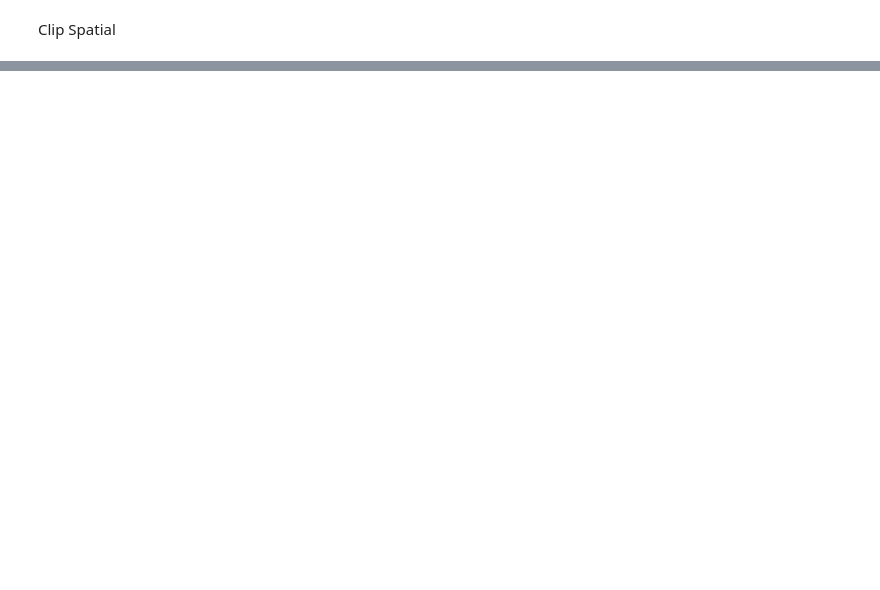
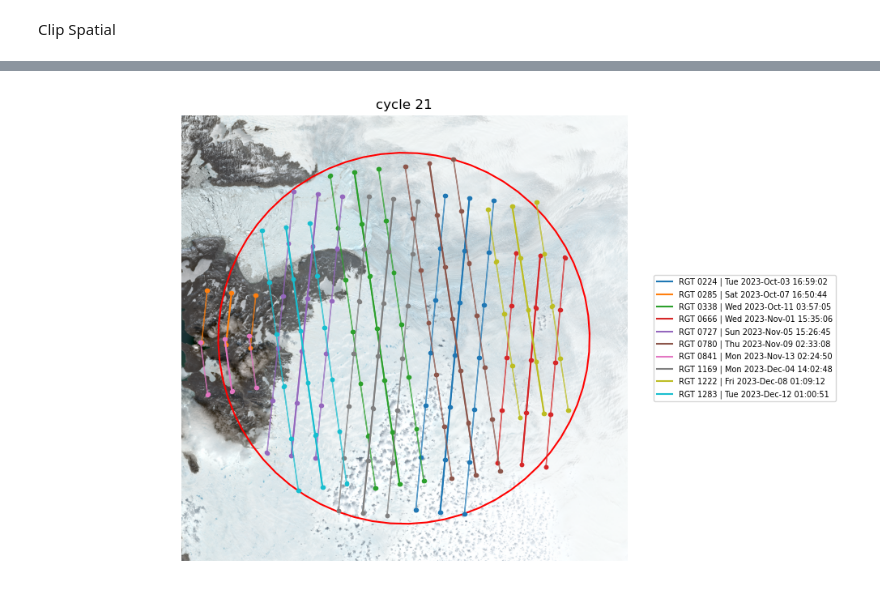
Before and after one commit to ICESAT-2HackWeek/EverythingAnyWhereAllAtOnce, a Jupyter notebook: notebooks/kml_clip-beams.ipynb, the cells around one changed output, grey strips where cells are left out. Saved outputs shown, nothing was run; the diff lists cells and outputs as text; code cells hidden in the pictures; blank space fills up the shorter version.

Commit message:
make beams and plot for example area

```diff
--- a/notebooks/kml_clip-beams.ipynb
+++ b/notebooks/kml_clip-beams.ipynb
@@ -33,7 +33,7 @@ geo_clipped = geo_clipped_df.copy()
 # %%
 # add linestrings to the file
-linestrings = geo_clipped.groupby(['rgt'])['lat','lon'].apply(lambda x: LineString(list(zip(x.lon.tolist(),x.lat.tolist()))))
-times = geo_clipped.groupby(by='rgt')['timestamp'].mean()
+linestrings = geo_clipped_df.groupby(['rgt'])['lat','lon'].apply(lambda x: LineString(list(zip(x.lon.tolist(),x.lat.tolist()))))
+times = geo_clipped_df.groupby(by='rgt')['timestamp'].mean()
 dflines = gpd.GeoDataFrame(times, geometry=linestrings, crs="EPSG:4326")
 dflines['time_str'] = [datetime.datetime.strftime(datetime.datetime.fromtimestamp(t), '%a %Y-%b-%d %H:%M:%S') for t in dflines.timestamp]
 dflines.reset_index(inplace=True)
@@ -45,7 +45,7 @@ geo['timestamp'] = 0
 geo['time_str'] = 'none'
 
 # put all of the dataframes together
-df_out = pd.concat((geo, dflines, geo_clipped[dflines.keys()]))
+df_out = pd.concat((geo, dflines))
 df_out.reset_index(inplace=True, drop=True)
 df_out.explore()
 # %% [output]
@@ -186,10 +102,0 @@ df_ex.iloc[1:,:].explore()
-# %%
-fig, ax = plt.subplots(figsize=[9,5])
-for rgt in np.unique(geo_clipped.rgt):
-    df_rgt = geo_clipped[geo_clipped.rgt == rgt]
-    x, y = lonlat2xy.transform(df_rgt.lon, df_rgt.lat)
-    ax.plot(x,y,'k-')
-    # for i,s in enumerate(spots):
-    #     ax.plot(df_rgt['%s_lon'%s],df_rgt['%s_lat'%s],marker='o',lw=0.5,ms=3,c='C%i'%i)
-
-ax.set_aspect('equal')
@@ -202,4 +102,0 @@ geo_clipped['1l_lon'], geo_clipped['1l_lat']
-# %%
-from shapely import MultiPoint
-r = geo_clipped.iloc[0]
-geo_clipped['geometry'] = geo_clipped.apply(lambda x: MultiPoint(np.array(x.iloc[6:]).reshape(-1,2)), axis=1)
@@ -235,0 +103,47 @@ df_out
+# %%
+# put the multipoints into data frame columns
+spots = ['1l', '1r', '2l', '2r', '3l', '3r']
+columns = np.array([[s+'_lon', s+'_lat'] for s in spots]).flatten()
+geo_clipped[columns] = np.nan
+for i in range(len(geo_clipped)):
+    x = geo_clipped.iloc[i]
+    pts = np.array([(x.geometry.geoms[j].x, x.geometry.geoms[j].y) for j in range(len(x.geometry.geoms))]).flatten()
+    geo_clipped.loc[x.name, columns] = pts[2:]
+
+# plot the example (over a Sentinel-2 mosaic generated over the example area)
+imgfn = '/home/jovyan/shared-public/ICESat-2-Hackweek/ground_tracks/s2mosaic.tif'
+img = rio.open(imgfn)
+fig, ax = plt.subplots(figsize=[10,6])
+rioplot.show(img, ax=ax);
+crs_plot = img.crs
+
+# plot area of intererst
+x, y = df_ex.iloc[0].geometry.exterior.xy
+bound_x, bound_y = warp.transform(src_crs='epsg:4326', dst_crs=crs_plot, xs=x,ys=y)
+ax.plot(bound_x, bound_y, c="red")
+
+# plot gound tracks and beams
+hdls = []
+for j, rgt in enumerate(np.unique(geo_clipped.rgt)):
+    df_rgt = geo_clipped[geo_clipped.rgt == rgt]
+    gtx_x, gtx_y = warp.transform(src_crs='epsg:4326', dst_crs=crs_plot, xs=np.array(df_rgt.lon), ys=np.array(df_rgt.lat))
+    hdl, = ax.plot(gtx_x,gtx_y,c='C%i'%j, label='RGT %04i | %s' % (df_rgt.rgt.iloc[0], df_rgt.time_str.iloc[0]))
+    hdls.append(hdl)
+    for i,s in enumerate(spots):
+        gtx_x, gtx_y = warp.transform(src_crs='epsg:4326', dst_crs=crs_plot, xs=np.array(df_rgt['%s_lon'%s]),ys=np.array(df_rgt['%s_lat'%s]))
+        ax.plot(gtx_x,gtx_y,marker='o',lw=0.5,ms=3,c='C%i'%j)
+
+# figure adjustment things
+xr = np.max(bound_x) - np.min(bound_x)
+yr = np.max(bound_y) - np.min(bound_y)
+fac = 0.1
+ax.set_xlim((np.min(bound_x)-fac*xr, np.max(bound_x)+fac*xr))
+ax.set_ylim((np.min(bound_y)-fac*yr, np.max(bound_y)+fac*yr))
+ax.axis('off')
+ax.legend(handles = hdls, bbox_to_anchor=(1.06, 0.5), loc="center left", borderaxespad=0, fontsize=7)
+ax.set_title('cycle %i' % cycle)
+fig.tight_layout()
+
+fig.savefig('example_plot.jpg', dpi=600)
+# %% [output]
+[figure, added]
```
Also changed, not shown: parts of 17 cells of this notebook.
